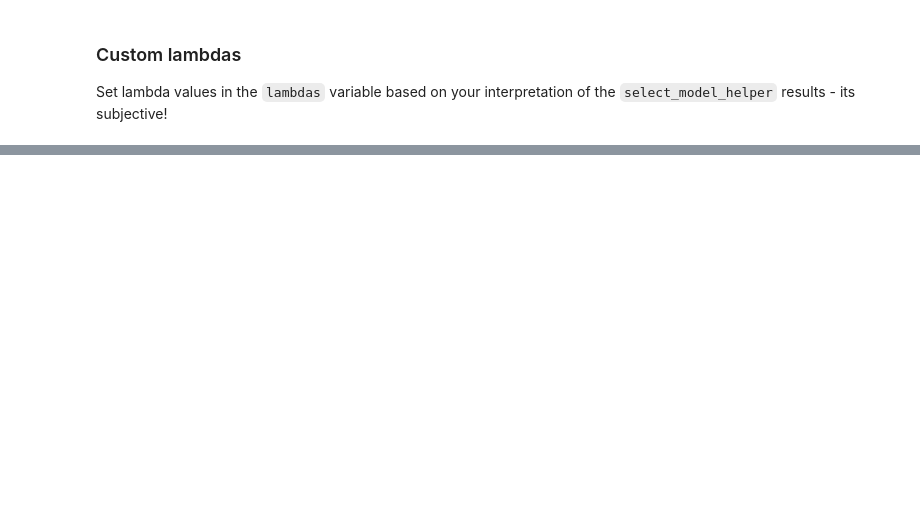
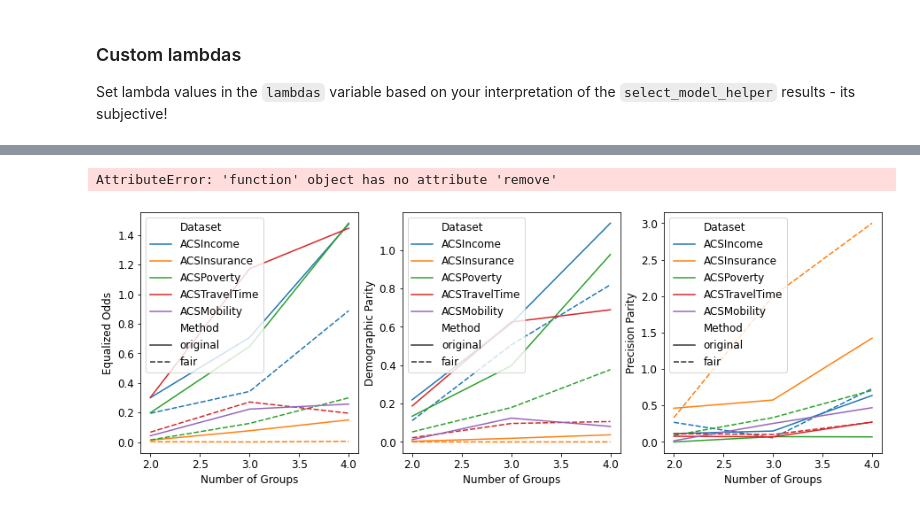
Before and after one commit to lurosenb/approx_threshold_opt, a Jupyter notebook: plotting_and_table_code.ipynb, the cells around one changed output, grey strips where cells are left out. Saved outputs shown, nothing was run; the diff lists cells and outputs as text; code cells hidden in the pictures; blank space fills up the shorter version.

Commit message:
Push results and plotting code

```diff
--- a/plotting_and_table_code.ipynb
+++ b/plotting_and_table_code.ipynb
@@ -4,10 +4,21 @@
 import warnings
 warnings.filterwarnings('ignore')
 import pandas as pd
+pd.set_option('display.max_columns', None)
+pd.set_option('display.max_rows', None)
 import matplotlib.pyplot as plt
 import seaborn as sns
 
-file = 'ACSPoverty_mfopt.pkl'
+import hashlib
+
+import yaml
+
+def load_config(config_path):
+    with open(config_path, 'r') as file:
+        config = yaml.safe_load(file)
+    return config
+
+file = 'exp01_results.pkl'
 df = pd.read_pickle(file)
 scenario = file.split('_')[0]
 separate_plots = False
@@ -399,0 +458,3 @@ ACC: 0.7667
+# %%
+df1_raw = df[(df['lambda']==20.0) | (df['lambda'].isnull())] # Select correct lambda values (or NaN for 'original' method)
+df1_raw = df1_raw[df1_raw['method'] != 'hardt'] # We don't need Hardt
@@ -399,0 +504,2 @@ ACC: 0.7667
+# %%
+df2 = df1.reset_index()
@@ -399,0 +508,4 @@ ACC: 0.7667
+# %%
+temp_df = None
+temp_df = df2.drop_duplicates(subset=['dataset','method','num_groups_included'])
+temp_df
@@ -399,0 +530,22 @@ ACC: 0.7667
+# %%
+plt.rcParams['font.size'] = 12
+temp_df.rename(columns={"num_groups_included": "Number of Groups",
+                       "eo": "Equalized Odds",
+                       "dp": "Demographic Parity",
+                       "pvp": "Precision Parity",
+                       "dataset": "Dataset",
+                       "method": "Method"},inplace=True)
+fig, axes = plt.subplots(1, 3, sharex=True, figsize=(15,5))
+
+sns.lineplot(ax=axes[0], data=temp_df, x="Number of Groups", y="Equalized Odds", hue="Dataset",style="Method")
+sns.lineplot(ax=axes[1], data=temp_df, x="Number of Groups", y="Demographic Parity", hue="Dataset",style="Method")
+sns.lineplot(ax=axes[2], data=temp_df, x="Number of Groups", y="Precision Parity", hue="Dataset",style="Method")
+
+for i in range(0,(3)):
+    ax[i].set_xlim(1.8,4.2)
+    ax[i].set_xticks(range(2,5))
+
+ax[0].
+# %% [output]
+AttributeError: 'function' object has no attribute 'remove'
+[figure, added]
```
Also changed, not shown: parts of 12 cells of this notebook, 2 other files.
